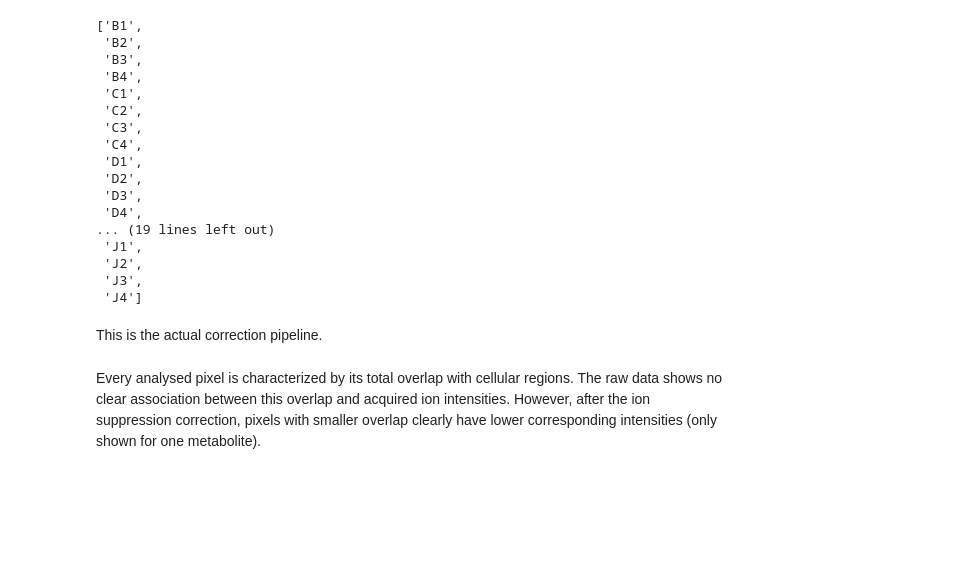
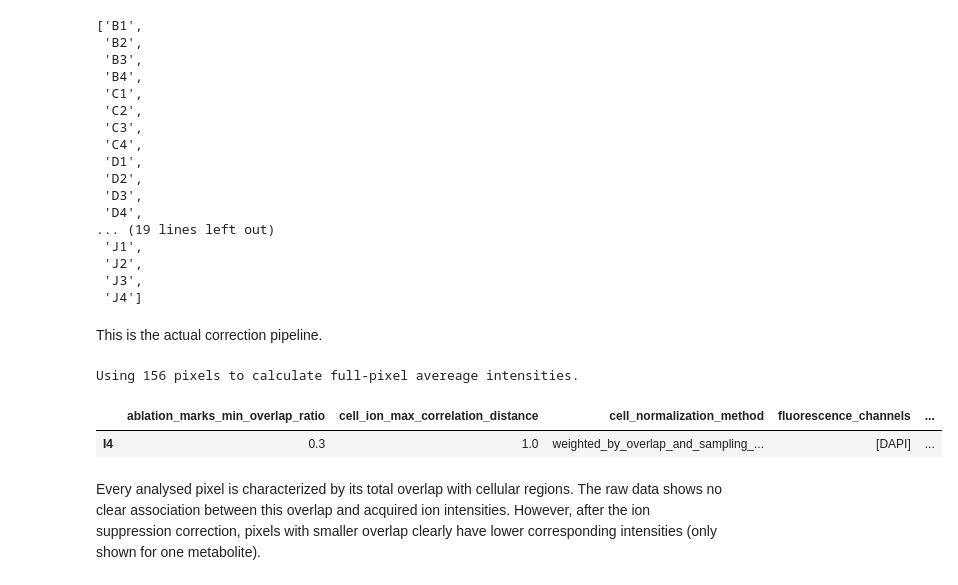
Before and after one commit to mariusrklein/FDA_project, a Jupyter notebook: pipeline_01_correction.ipynb, the cells around one changed output. Saved outputs shown, nothing was run; the diff lists cells and outputs as text; code cells hidden in the pictures; blank space fills up the shorter version.

```diff
--- a/pipeline_01_correction.ipynb
+++ b/pipeline_01_correction.ipynb
@@ -89,6 +107,15 @@ def correct_sample_spacem(sample):
     # get appropriate file paths for the processed well
     project_files = {k: os.path.join(sample_path, v) for k, v in files.items()}
 
+    if os.path.exists(project_files['config']):
+        with open(project_files['config']) as json_file:
+            data = json.load(json_file)
+        deconv_info = data['single_cell_analysis']
+        if deconv_info['ablation_marks_min_overlap_ratio'] is None:
+            deconv_info['ablation_marks_min_overlap_ratio'] = 0.3
+    else:
+        deconv_info = None
+        print('No well config file found. Using default deconvolution parameters.')
     # load required files
     cell_regions = pd.read_csv(project_files['cell_regions'])
     mark_regions = pd.read_csv(project_files['mark_regions'])
@@ -105,16 +132,24 @@ def correct_sample_spacem(sample):
     corr_sm_matrix = correct_quantile_inplace(adata=sm_matrix,
         reference_ions=sm_matrix.var_names,
         correct_intersect = True,
-        n_jobs=6)
+        n_jobs=5)
 
     # perform pixel-cell-deconvolution
     overlap_data = get_overlap_data(cell_regions, mark_regions, overlap_regions)
     corr_cell_sm_matrix = deconvolution_spacem(adata=corr_sm_matrix,
         overlap_data=overlap_data,
-        raw_adata=cell_sm_matrix)
+        raw_adata=cell_sm_matrix,
+        deconvolution_params=deconv_info)
     gen_cell_sm_matrix = deconvolution_spacem(adata=sm_matrix,
         overlap_data=overlap_data,
-        raw_adata=cell_sm_matrix)
+        raw_adata=cell_sm_matrix,
+        deconvolution_params=deconv_info)
+
+    # hand over TPOs to spatiomolecular matrix for downstream analysis
+    min_overlap = deconv_info['ablation_marks_min_overlap_ratio']
+    corr_cell_sm_matrix.obs['list_TPO'] = assign_average_tpo(sm_matrix, overlap_data, min_overlap, method=lambda x: ";".join(x.astype(str)))
+    gen_cell_sm_matrix.obs['list_TPO'] = assign_average_tpo(sm_matrix, overlap_data, min_overlap, method=lambda x: ";".join(x.astype(str)))
+
     # write the generated files to the dedicated project location.
     corr_sm_matrix.write(os.path.join(target_path, sample, 'am_spatiomolecular_adata_corrected.h5ad'))
     sm_matrix.write(os.path.join(target_path, sample, 'am_spatiomolecular_adata.h5ad'))
@@ -122,22 +157,31 @@ def correct_sample_spacem(sample):
     cell_sm_matrix.write(os.path.join(target_path, sample, 'cells_spatiomolecular_adata_spacem.h5ad'))
     gen_cell_sm_matrix.write(os.path.join(target_path, sample, 'cells_spatiomolecular_adata.h5ad'))
 
-    return (sample, cell_sm_matrix, corr_cell_sm_matrix, sm_matrix, corr_sm_matrix)
+    return (sample, cell_sm_matrix, corr_cell_sm_matrix, sm_matrix, corr_sm_matrix, deconv_info)
 # %% [markdown]
 This is the actual correction pipeline.
 # %%
-adata_list = Parallel(n_jobs=5)(delayed(correct_sample_spacem)(sample) for sample in tqdm(samples))
-# adata_list = [correct_sample_spacem(sample) for sample in tqdm(['B1'])]
+adata_list = Parallel(n_jobs=7)(delayed(correct_sample_spacem)(sample) for sample in tqdm(samples))
+# adata_list = [correct_sample_spacem(sample) for sample in tqdm(['I4'])]
+# %% [output]
+Using 156 pixels to calculate full-pixel avereage intensities.
 # %%
 # reshape data for immediate analysis
 am_adata_dict = {item[0]: item[3] for item in adata_list}
 am_adata_cor_dict = {item[0]: item[4] for item in adata_list}
 adata_dict = {item[0]: item[1] for item in adata_list}
 adata_cor_dict = {item[0]: item[2] for item in adata_list}
 
 am_adata = ad.concat(am_adata_dict, label='well', index_unique="_", merge="first")
 am_adata_cor = ad.concat(am_adata_cor_dict, label='well', index_unique="_", merge='first')
 adata = ad.concat(adata_dict, label='well', index_unique="_", merge="first")
 adata_cor = ad.concat(adata_cor_dict, label='well', index_unique="_", merge="first")
+
+deconv_dict = {item[0]: item[5] for item in adata_list}
+deconv_table = pd.DataFrame(deconv_dict).T
+deconv_table
+# %% [output]
+|  | ablation_marks_min_overlap_ratio | cell_ion_max_correlation_distance | cell_normalization_method | fluorescence_channels | ... |
+| I4 | 0.3 | 1.0 | weighted_by_overlap_and_sampling_... | [DAPI] | ... |
 # %% [markdown]
 Every analysed pixel is characterized by its total overlap with cellular regions. The raw data shows no clear association between this overlap and acquired ion intensities. However, after the ion suppression correction, pixels with smaller overlap clearly have lower corresponding intensities (only shown for one metabolite).
```
Also changed, not shown: parts of 11 cells of this notebook.
